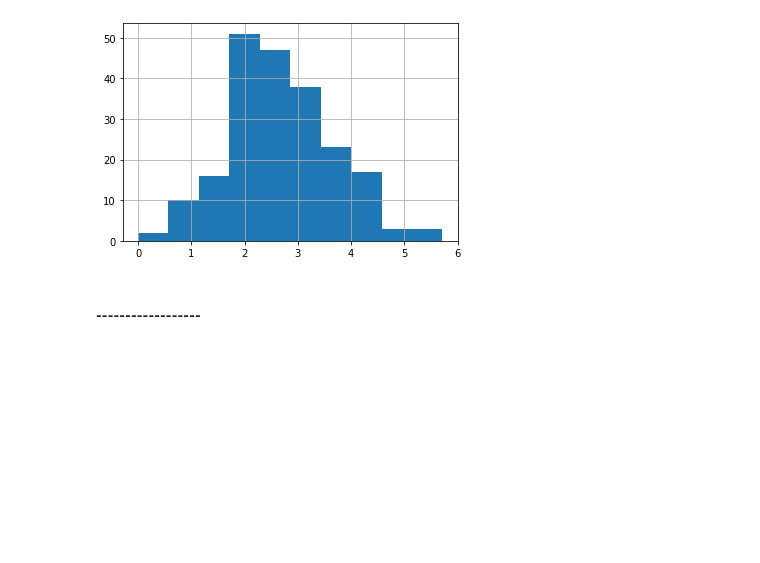
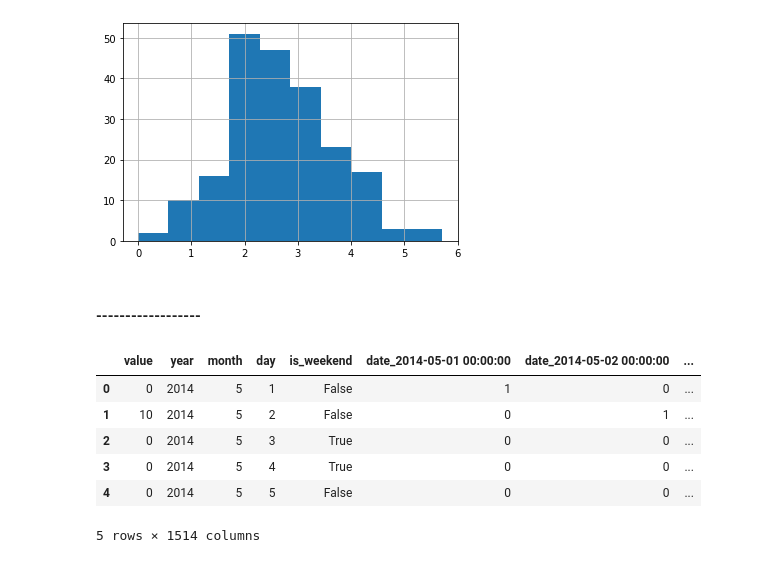
Before and after one commit to fogugy/gb_ai_trend, a Jupyter notebook: stats.ipynb, the cells around one changed output. Saved outputs shown, nothing was run; the diff lists cells and outputs as text; code cells hidden in the pictures; blank space fills up the shorter version.

```diff
--- a/stats.ipynb
+++ b/stats.ipynb
@@ -47,3 +53,25 @@ val_res.hist();
 [figure]
 # %% [markdown]
 #### ------------------
+# %%
+ds = read_csv('task_src.csv',',',parse_dates=['date'], dayfirst=True)
+# %%
+ds['year']=ds['date'].apply(lambda x: x.year)
+ds['month']=ds['date'].apply(lambda x: x.month)
+ds['day']=ds['date'].apply(lambda x: x.day)
+ds['is_weekend']=ds['date'].apply(lambda x: x.weekday()==5 or x.weekday()==6)
+ds['year_str']=ds['date'].apply(lambda x: str(x.year))
+ds['month_str']=ds['date'].apply(lambda x: str(x.month))
+ds['day_str']=ds['date'].apply(lambda x: str(x.day))
+ds['date']=ds['date'].apply(lambda x: str(x))
+ds = get_dummies(ds)
+# %%
+ds.head()
+# %% [output]
+|  | value | year | month | day | is_weekend | date_2014-05-01 00:00:00 | date_2014-05-02 00:00:00 | ... |
+| 0 | 0 | 2014 | 5 | 1 | False | 1 | 0 | ... |
+| 1 | 10 | 2014 | 5 | 2 | False | 0 | 1 | ... |
+| 2 | 0 | 2014 | 5 | 3 | True | 0 | 0 | ... |
+| 3 | 0 | 2014 | 5 | 4 | True | 0 | 0 | ... |
+| 4 | 0 | 2014 | 5 | 5 | False | 0 | 0 | ... |
+5 rows × 1514 columns
```
Also changed, not shown: parts of 9 cells of this notebook, 1 other file.
